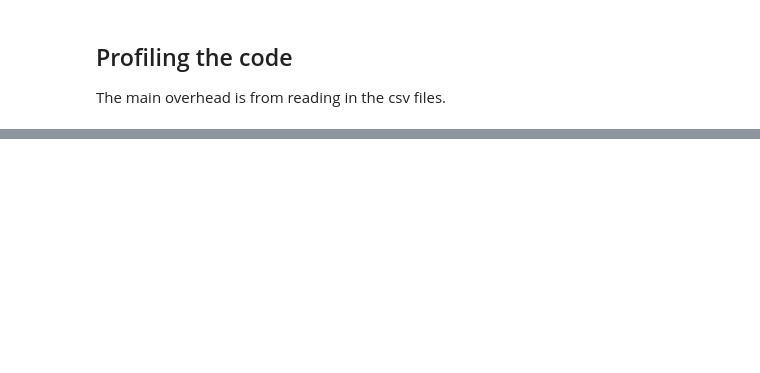
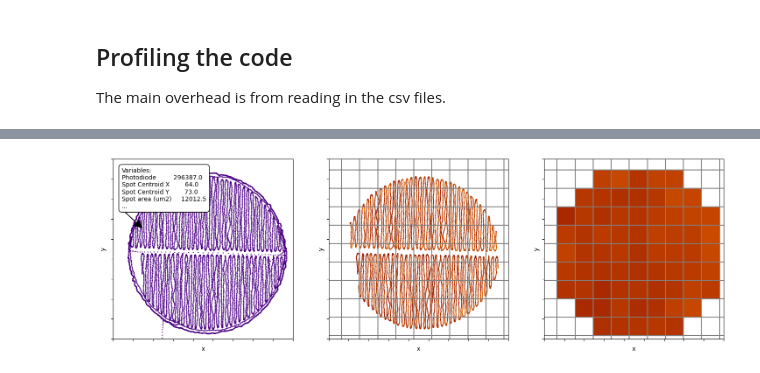
Before and after one commit to PatLT/grouch-binning, a Jupyter notebook: binning_v2.ipynb, the cells around one changed output, grey strips where cells are left out. Cells and saved outputs as stored; diff of their text form; code cells hidden in the pictures; blank space fills up the shorter version.

```diff
--- a/binning_v2.ipynb
+++ b/binning_v2.ipynb
@@ -223,0 +284,90 @@ fast_binning.process_dataframe(df,XY_data_test,th_data_test,Zl_data_test)
+# %%
+example = fast_binning.expand_df(test)
+xmin = -76000 ; xmax = -67000
+ymin = 69000 ; ymax = 78000
+
+example = example[(example.loc[:,"X"]<xmax) & (example.loc[:,"X"]>xmin)
+                  & (example.loc[:,"Y"]<ymax) & (example.loc[:,"Y"]>ymin)]
+
+fig,ax = plt.subplots(ncols=3,figsize=(18,6),sharey=True)
+
+ax[0].scatter(example.loc[:,"X"].values,example.loc[:,"Y"].values,
+           #c=(example.loc[:,"X"].values-xmin)+(example.loc[:,"Y"].values-ymin)*(xmax-xmin),
+           s=0.5,
+           c='indigo')
+ax[0].set_aspect("equal")
+ax[0].set_xlim([xmin,xmax])
+ax[0].set_ylim([ymin,ymax])
+
+ax[0].set_xlabel("x")
+ax[0].set_ylabel("y")
+
+ax[0].set_xticklabels([])
+
+ax[0].annotate("Variables:\n"+example.iloc[7000].loc["Photodiode":"Spot area (um2)"].to_string()+"\n...",
+               example.iloc[7000].loc["X":"Y"].to_numpy(),
+               example.iloc[7000].loc["X":"Y"].to_numpy()+np.array([-1000,1000]),
+               arrowprops={"width":0.3,'facecolor':'k'},
+               bbox={'facecolor':'w', 'edgecolor':'black', 'boxstyle':'round,pad=0.5'})
+
+# 2nd plot shows the bins
+# Also use the test file to work out a rough bin 'mesh' for the build bed plane bins.
+x_grid,y_grid = fast_binning.optimal_grid(["X","Y"],
+                                          example,
+                                          [1,1],
+                                          sub_divisions=9,
+                                          aux_variable="P",
+                                          tol=100.0)
+# Separate out the hatch from perimeter scans.
+example_hatchonly = []
+starts,ends = fast_binning.conditional_breakpoints(example)
+for start,end in zip(starts,ends):
+    if end - start <= 1:
+        continue
+    x,y = example.loc[start:end,("X","Y")].values.T
+    # Determine whether this segment corresponds to hatching or some other part of the build layer.
+    score = fast_binning.fft_recon_score(x,y)
+    if score > 0.9:
+        continue
+    # Assuming the section is valid
+    example_hatchonly.append(example.loc[start:end,:])
+example_hatchonly = pd.concat(example_hatchonly)
+
+vrange = fast_binning.calc_colour_range(example_hatchonly.loc[:,"Photodiode"].values)
+
+ax[1].scatter(example_hatchonly.loc[:,"X"].values,example_hatchonly.loc[:,"Y"].values,
+           s=0.5,
+           c=example_hatchonly.loc[:,"Photodiode"].values,
+           cmap="afmhot",
+           vmin=vrange[0],vmax=vrange[1])
+ax[1].set_aspect("equal")
+ax[1].set_xlim([xmin,xmax])
+ax[1].set_ylim([ymin,ymax])
+
+ax[1].set_xlabel("x")
+ax[1].set_ylabel("y")
+
+ax[1].set_xticklabels([])
+
+ax[1].hlines(y_grid,xmin,xmax,colors='grey')
+ax[1].vlines(x_grid,ymin,ymax,colors='grey')
+
+# 3rd plot shows the bin data.
+example_bins = fast_binning.DataBins(["X","Y"],[x_grid,y_grid],
+                                     var_labels)
+fast_binning.process_dataframe(example,example_bins)
+vrange_bins = fast_binning.plot_planar_bins(ax[2],example_bins,"Photodiode","mean",vrange=vrange,normalisation='linear',cmap="afmhot")
+
+ax[2].hlines(y_grid,xmin,xmax,colors='grey')
+ax[2].vlines(x_grid,ymin,ymax,colors='grey')
+
+ax[2].set_aspect("equal")
+ax[2].set_xlim([xmin,xmax])
+ax[2].set_ylim([ymin,ymax])
+
+ax[2].set_xlabel("x")
+ax[2].set_ylabel("y")
+
+ax[2].set_xticklabels([])
+ax[2].set_yticklabels([])
+# %% [output]
@@ -223,0 +375 @@ fast_binning.process_dataframe(df,XY_data_test,th_data_test,Zl_data_test)
+[figure, added]
```
Also changed, not shown: parts of 12 cells of this notebook, 1 other file.
